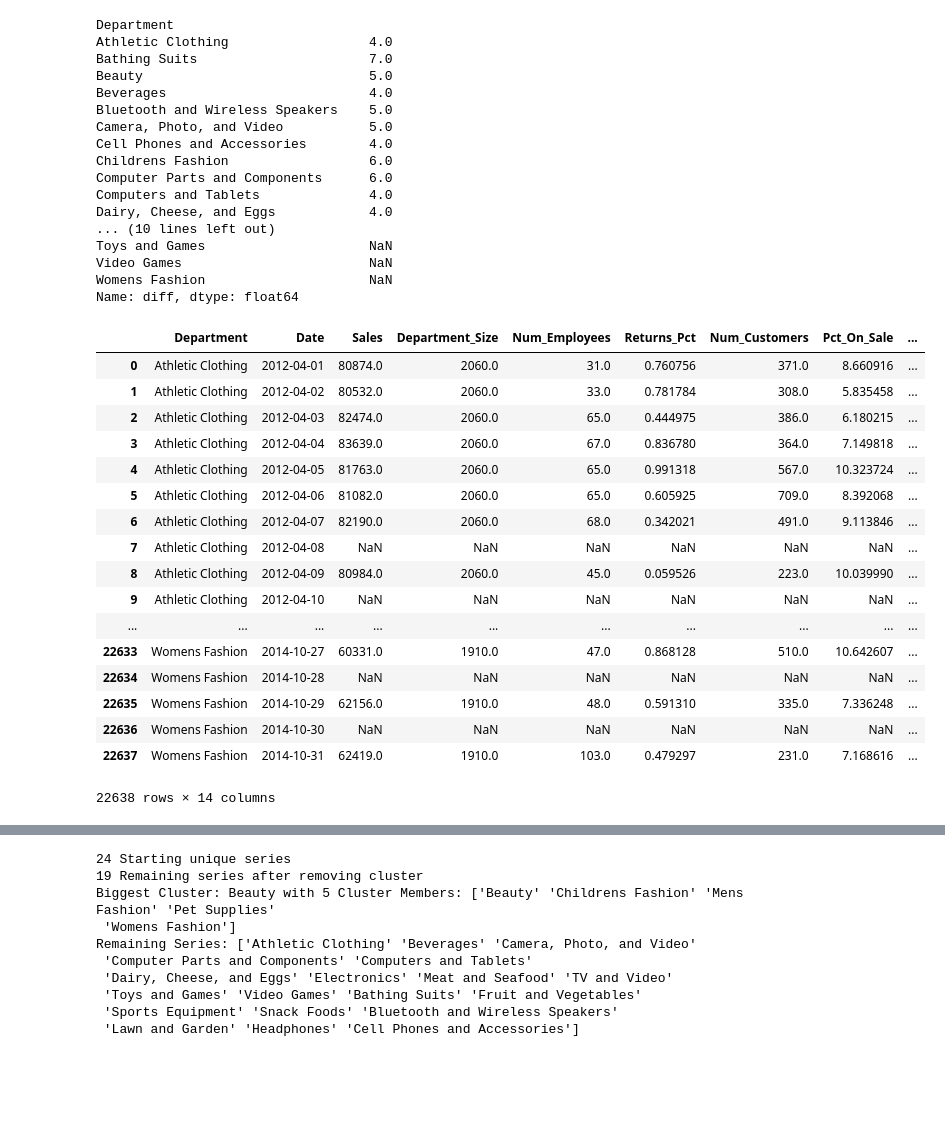
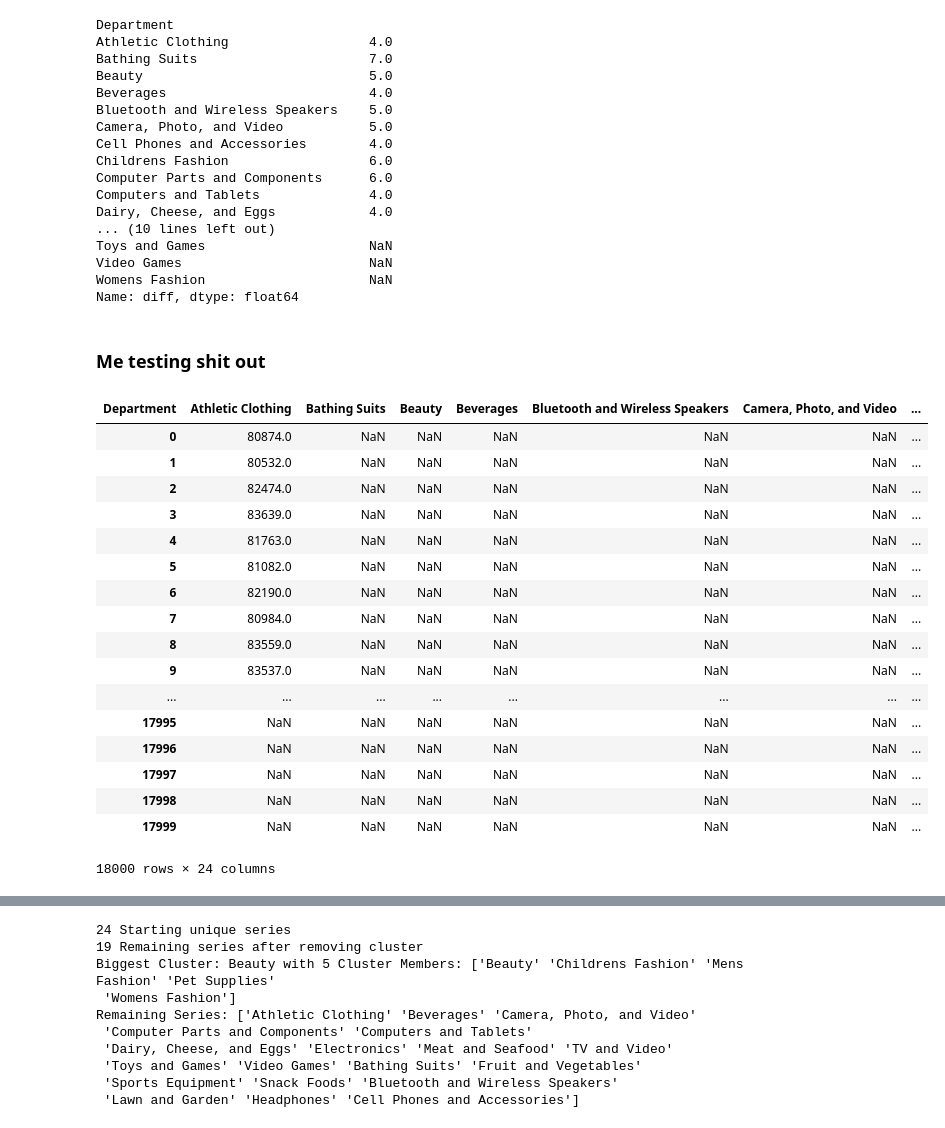
Before and after one commit to mcohenmcohen/DataRobot, a Jupyter notebook: Bill Garvert/Certification_Good_TrialAndError.ipynb, the cells around one changed output, grey strips where cells are left out. Drawn from its saved outputs; the diff is of its cells as text; code cells hidden in the pictures; blank space fills up the shorter version.

```diff
--- a/Bill Garvert/Certification_Good_TrialAndError.ipynb
+++ b/Bill Garvert/Certification_Good_TrialAndError.ipynb
@@ -316,24 +295,5 @@ Toys and Games                     NaN
 Video Games                        NaN
 Womens Fashion                     NaN
 Name: diff, dtype: float64
-# %%
-training
-# %% [output]
-|  | Department | Date | Sales | Department_Size | Num_Employees | Returns_Pct | Num_Customers | Pct_On_Sale | ... |
-| 0 | Athletic Clothing | 2012-04-01 | 80874.0 | 2060.0 | 31.0 | 0.760756 | 371.0 | 8.660916 | ... |
-| 1 | Athletic Clothing | 2012-04-02 | 80532.0 | 2060.0 | 33.0 | 0.781784 | 308.0 | 5.835458 | ... |
-| 2 | Athletic Clothing | 2012-04-03 | 82474.0 | 2060.0 | 65.0 | 0.444975 | 386.0 | 6.180215 | ... |
-| 3 | Athletic Clothing | 2012-04-04 | 83639.0 | 2060.0 | 67.0 | 0.836780 | 364.0 | 7.149818 | ... |
-| 4 | Athletic Clothing | 2012-04-05 | 81763.0 | 2060.0 | 65.0 | 0.991318 | 567.0 | 10.323724 | ... |
-| 5 | Athletic Clothing | 2012-04-06 | 81082.0 | 2060.0 | 65.0 | 0.605925 | 709.0 | 8.392068 | ... |
-| 6 | Athletic Clothing | 2012-04-07 | 82190.0 | 2060.0 | 68.0 | 0.342021 | 491.0 | 9.113846 | ... |
-| 7 | Athletic Clothing | 2012-04-08 | NaN | NaN | NaN | NaN | NaN | NaN | ... |
-| 8 | Athletic Clothing | 2012-04-09 | 80984.0 | 2060.0 | 45.0 | 0.059526 | 223.0 | 10.039990 | ... |
-| 9 | Athletic Clothing | 2012-04-10 | NaN | NaN | NaN | NaN | NaN | NaN | ... |
-| ... | ... | ... | ... | ... | ... | ... | ... | ... | ... |
-| 22633 | Womens Fashion | 2014-10-27 | 60331.0 | 1910.0 | 47.0 | 0.868128 | 510.0 | 10.642607 | ... |
-| 22634 | Womens Fashion | 2014-10-28 | NaN | NaN | NaN | NaN | NaN | NaN | ... |
-| 22635 | Womens Fashion | 2014-10-29 | 62156.0 | 1910.0 | 48.0 | 0.591310 | 335.0 | 7.336248 | ... |
-| 22636 | Womens Fashion | 2014-10-30 | NaN | NaN | NaN | NaN | NaN | NaN | ... |
-| 22637 | Womens Fashion | 2014-10-31 | 62419.0 | 1910.0 | 103.0 | 0.479297 | 231.0 | 7.168616 | ... |
-22638 rows × 14 columns
+# %% [markdown]
+### Me testing shit out
@@ -339,0 +302,21 @@ training
+# %%
+data.pivot(columns=series_id, values=target)
+# %% [output]
+| Department | Athletic Clothing | Bathing Suits | Beauty | Beverages | Bluetooth and Wireless Speakers | Camera, Photo, and Video | ... |
+| 0 | 80874.0 | NaN | NaN | NaN | NaN | NaN | ... |
+| 1 | 80532.0 | NaN | NaN | NaN | NaN | NaN | ... |
+| 2 | 82474.0 | NaN | NaN | NaN | NaN | NaN | ... |
+| 3 | 83639.0 | NaN | NaN | NaN | NaN | NaN | ... |
+| 4 | 81763.0 | NaN | NaN | NaN | NaN | NaN | ... |
+| 5 | 81082.0 | NaN | NaN | NaN | NaN | NaN | ... |
+| 6 | 82190.0 | NaN | NaN | NaN | NaN | NaN | ... |
+| 7 | 80984.0 | NaN | NaN | NaN | NaN | NaN | ... |
+| 8 | 83559.0 | NaN | NaN | NaN | NaN | NaN | ... |
+| 9 | 83537.0 | NaN | NaN | NaN | NaN | NaN | ... |
+| ... | ... | ... | ... | ... | ... | ... | ... |
+| 17995 | NaN | NaN | NaN | NaN | NaN | NaN | ... |
+| 17996 | NaN | NaN | NaN | NaN | NaN | NaN | ... |
+| 17997 | NaN | NaN | NaN | NaN | NaN | NaN | ... |
+| 17998 | NaN | NaN | NaN | NaN | NaN | NaN | ... |
+| 17999 | NaN | NaN | NaN | NaN | NaN | NaN | ... |
+18000 rows × 24 columns
```
Also changed, not shown: parts of 10 cells of this notebook, 2 other files.
